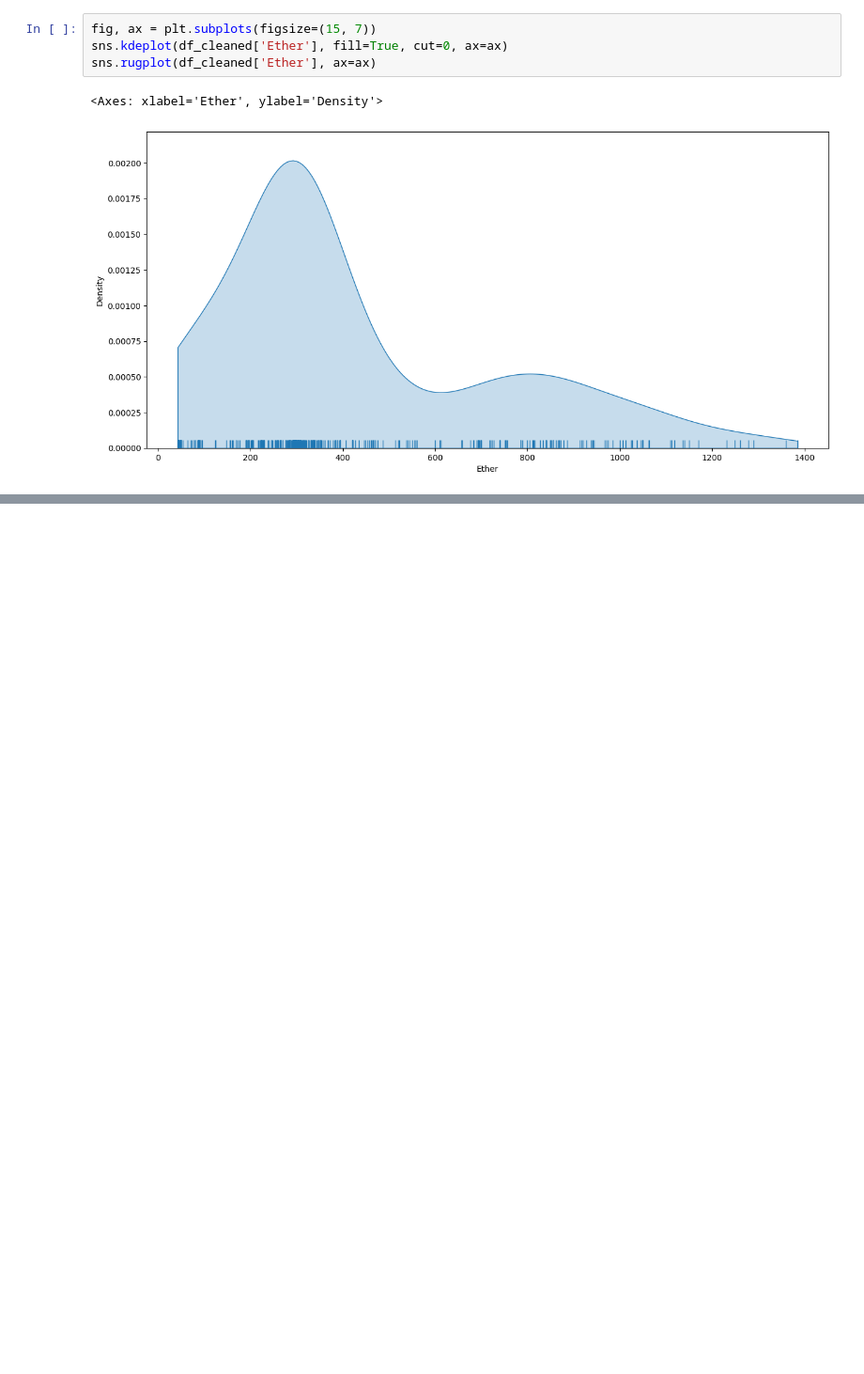
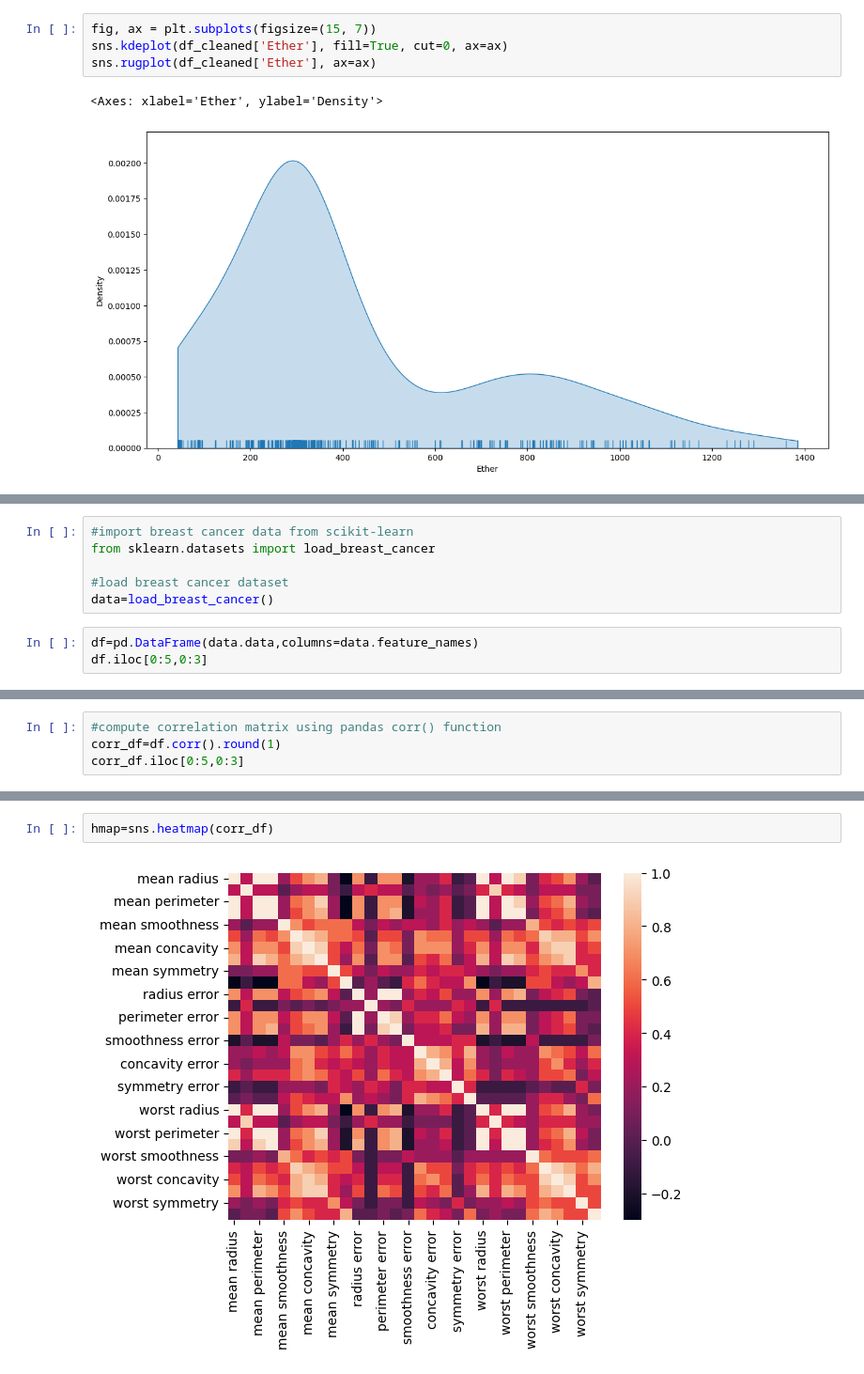
Before and after one commit to grishrana/python_learn, a Jupyter notebook: dataanalysis_freecodecamp/datacleaning/Real examples.ipynb, the cells around one changed output, grey strips where cells are left out. Shown: that part at 94% size. Cells and saved outputs as stored; diff of their text form; blank space fills up the shorter version.

Commit message:
Correlation visualization in sns.heatmap()

```diff
--- a/dataanalysis_freecodecamp/datacleaning/Real examples.ipynb
+++ b/dataanalysis_freecodecamp/datacleaning/Real examples.ipynb
@@ -202,0 +205,9 @@ sns.rugplot(df_cleaned['Ether'], ax=ax)
+# %%
+#import breast cancer data from scikit-learn
+from sklearn.datasets import load_breast_cancer
+
+#load breast cancer dataset
+data=load_breast_cancer()
+# %%
+df=pd.DataFrame(data.data,columns=data.feature_names)
+df.iloc[0:5,0:3]
@@ -202,0 +221,4 @@ sns.rugplot(df_cleaned['Ether'], ax=ax)
+# %%
+#compute correlation matrix using pandas corr() function
+corr_df=df.corr().round(1)
+corr_df.iloc[0:5,0:3]
@@ -202,0 +232,4 @@ sns.rugplot(df_cleaned['Ether'], ax=ax)
+# %%
+hmap=sns.heatmap(corr_df)
+# %% [output]
+[figure, added]
```
Also changed, not shown: parts of 10 cells of this notebook.
